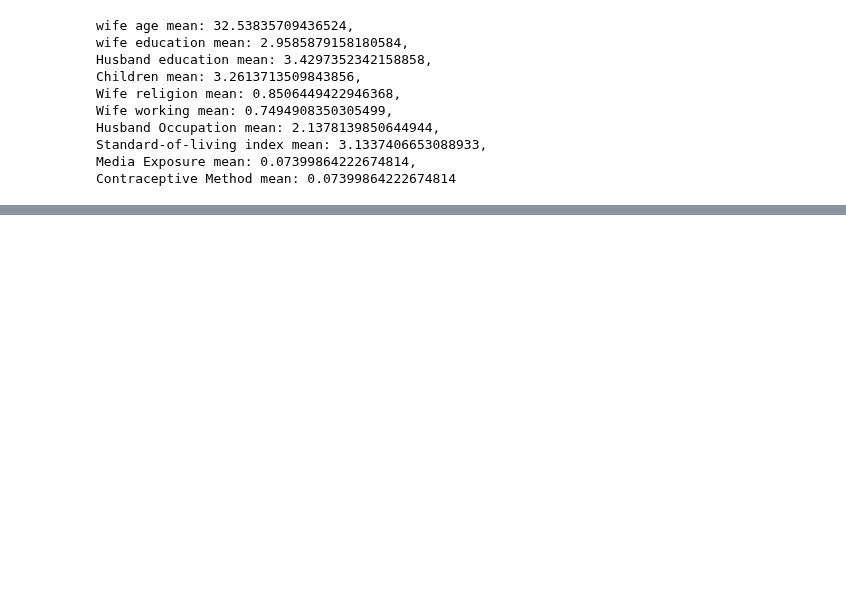
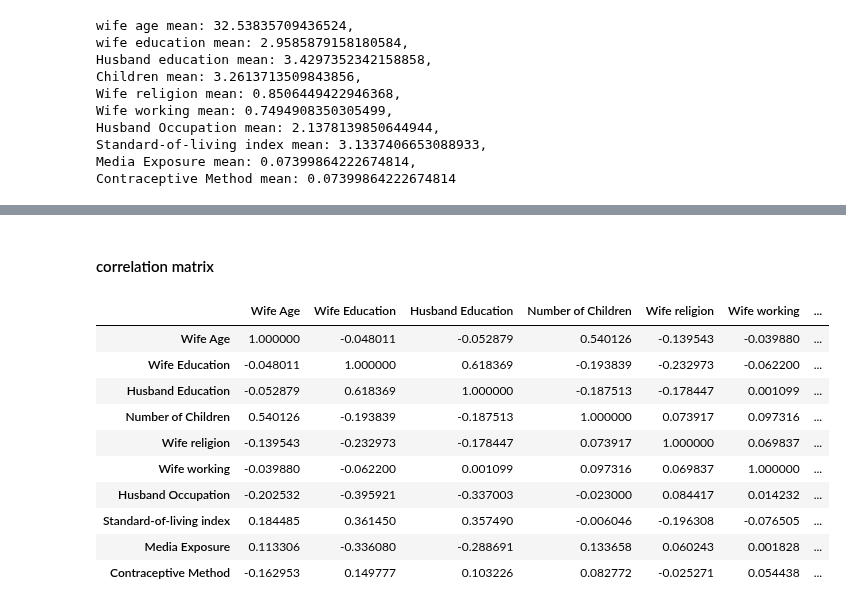
Before and after one commit to promeinoor/Quantitative-Analysis-of-Contraceptive-Method-Choice-Dataset, a Jupyter notebook: Project of Contraceptive Method Choice.ipynb, the cells around one changed output, grey strips where cells are left out. Cells and saved outputs as stored; diff of their text form; code cells hidden in the pictures; blank space fills up the shorter version.

```diff
--- a/Project of Contraceptive Method Choice.ipynb
+++ b/Project of Contraceptive Method Choice.ipynb
@@ -150,0 +119,17 @@ edu, b = np.histogram(s2, bins=4)
+# %% [markdown]
+#### correlation matrix
+# %%
+#correlation
+data.corr(method ='pearson')
+# %% [output]
+|  | Wife Age | Wife Education | Husband Education | Number of Children | Wife religion | Wife working | ... |
+| Wife Age | 1.000000 | -0.048011 | -0.052879 | 0.540126 | -0.139543 | -0.039880 | ... |
+| Wife Education | -0.048011 | 1.000000 | 0.618369 | -0.193839 | -0.232973 | -0.062200 | ... |
+| Husband Education | -0.052879 | 0.618369 | 1.000000 | -0.187513 | -0.178447 | 0.001099 | ... |
+| Number of Children | 0.540126 | -0.193839 | -0.187513 | 1.000000 | 0.073917 | 0.097316 | ... |
+| Wife religion | -0.139543 | -0.232973 | -0.178447 | 0.073917 | 1.000000 | 0.069837 | ... |
+| Wife working | -0.039880 | -0.062200 | 0.001099 | 0.097316 | 0.069837 | 1.000000 | ... |
+| Husband Occupation | -0.202532 | -0.395921 | -0.337003 | -0.023000 | 0.084417 | 0.014232 | ... |
+| Standard-of-living index | 0.184485 | 0.361450 | 0.357490 | -0.006046 | -0.196308 | -0.076505 | ... |
+| Media Exposure | 0.113306 | -0.336080 | -0.288691 | 0.133658 | 0.060243 | 0.001828 | ... |
+| Contraceptive Method | -0.162953 | 0.149777 | 0.103226 | 0.082772 | -0.025271 | 0.054438 | ... |
```
Also changed, not shown: parts of 29 cells of this notebook.
